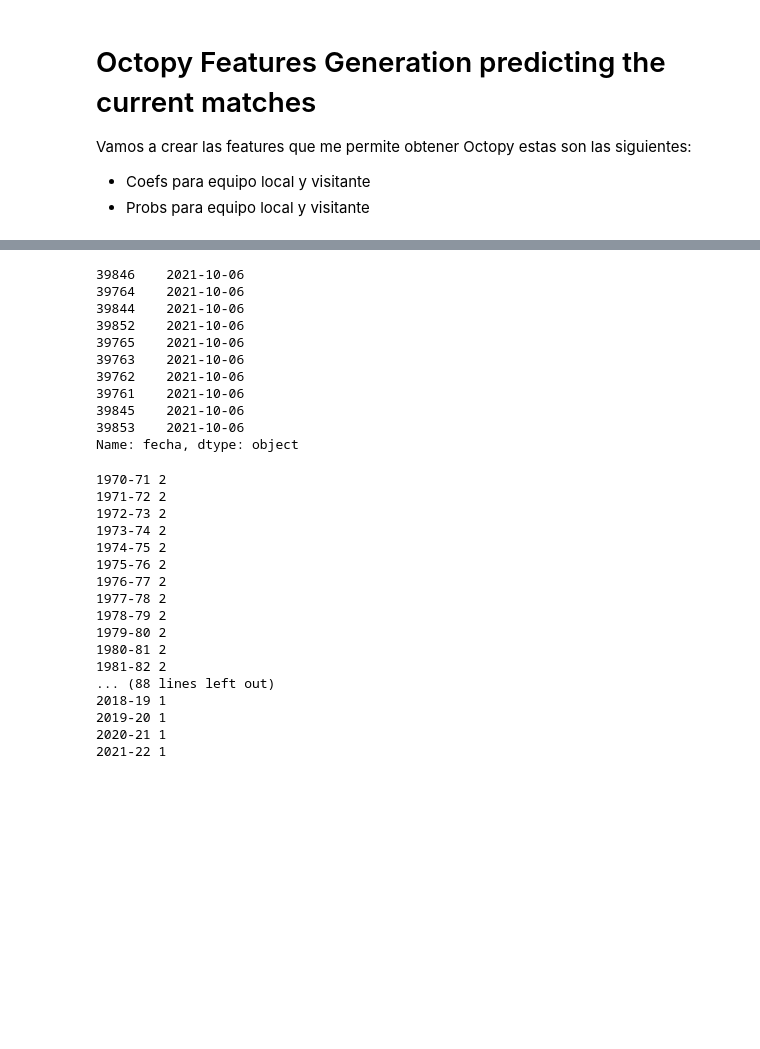
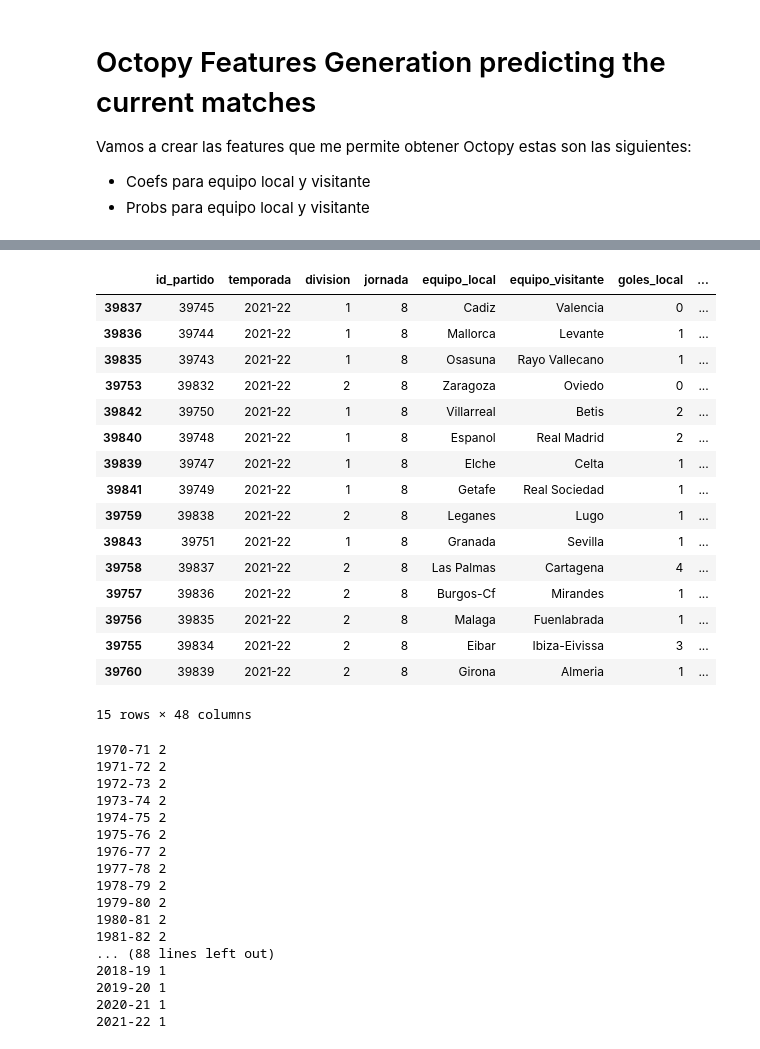
Before and after one commit to tonirodriguez/octopy, a Jupyter notebook: octopy/Generate_Octopy_Features.v2.ipynb, the cells around one changed output, grey strips where cells are left out. Cells and saved outputs as stored; diff of their text form; code cells hidden in the pictures; blank space fills up the shorter version.

```diff
--- a/octopy/Generate_Octopy_Features.v2.ipynb
+++ b/octopy/Generate_Octopy_Features.v2.ipynb
@@ -42,18 +65,24 @@ partidos = partidos.sort_values(by='fecha')
+# %%
+partidos.tail(15)
+# %% [output]
+|  | id_partido | temporada | division | jornada | equipo_local | equipo_visitante | goles_local | ... |
+| 39837 | 39745 | 2021-22 | 1 | 8 | Cadiz | Valencia | 0 | ... |
+| 39836 | 39744 | 2021-22 | 1 | 8 | Mallorca | Levante | 1 | ... |
+| 39835 | 39743 | 2021-22 | 1 | 8 | Osasuna | Rayo Vallecano | 1 | ... |
+| 39753 | 39832 | 2021-22 | 2 | 8 | Zaragoza | Oviedo | 0 | ... |
+| 39842 | 39750 | 2021-22 | 1 | 8 | Villarreal | Betis | 2 | ... |
+| 39840 | 39748 | 2021-22 | 1 | 8 | Espanol | Real Madrid | 2 | ... |
+| 39839 | 39747 | 2021-22 | 1 | 8 | Elche | Celta | 1 | ... |
+| 39841 | 39749 | 2021-22 | 1 | 8 | Getafe | Real Sociedad | 1 | ... |
+| 39759 | 39838 | 2021-22 | 2 | 8 | Leganes | Lugo | 1 | ... |
+| 39843 | 39751 | 2021-22 | 1 | 8 | Granada | Sevilla | 1 | ... |
+| 39758 | 39837 | 2021-22 | 2 | 8 | Las Palmas | Cartagena | 4 | ... |
+| 39757 | 39836 | 2021-22 | 2 | 8 | Burgos-Cf | Mirandes | 1 | ... |
+| 39756 | 39835 | 2021-22 | 2 | 8 | Malaga | Fuenlabrada | 1 | ... |
+| 39755 | 39834 | 2021-22 | 2 | 8 | Eibar | Ibiza-Eivissa | 3 | ... |
+| 39760 | 39839 | 2021-22 | 2 | 8 | Girona | Almeria | 1 | ... |
+15 rows × 48 columns
 # %%
 temporadas = partidos['temporada'].unique()
 dias = partidos['fecha'].unique()
 divisiones = partidos['division'].unique()
-# %%
-partidos.fecha.tail(10)
-# %% [output]
-39846    2021-10-06
-39764    2021-10-06
-39844    2021-10-06
-39852    2021-10-06
-39765    2021-10-06
-39763    2021-10-06
-39762    2021-10-06
-39761    2021-10-06
-39845    2021-10-06
-39853    2021-10-06
-Name: fecha, dtype: object
```
Also changed, not shown: parts of 8 cells of this notebook, 5 other files.
